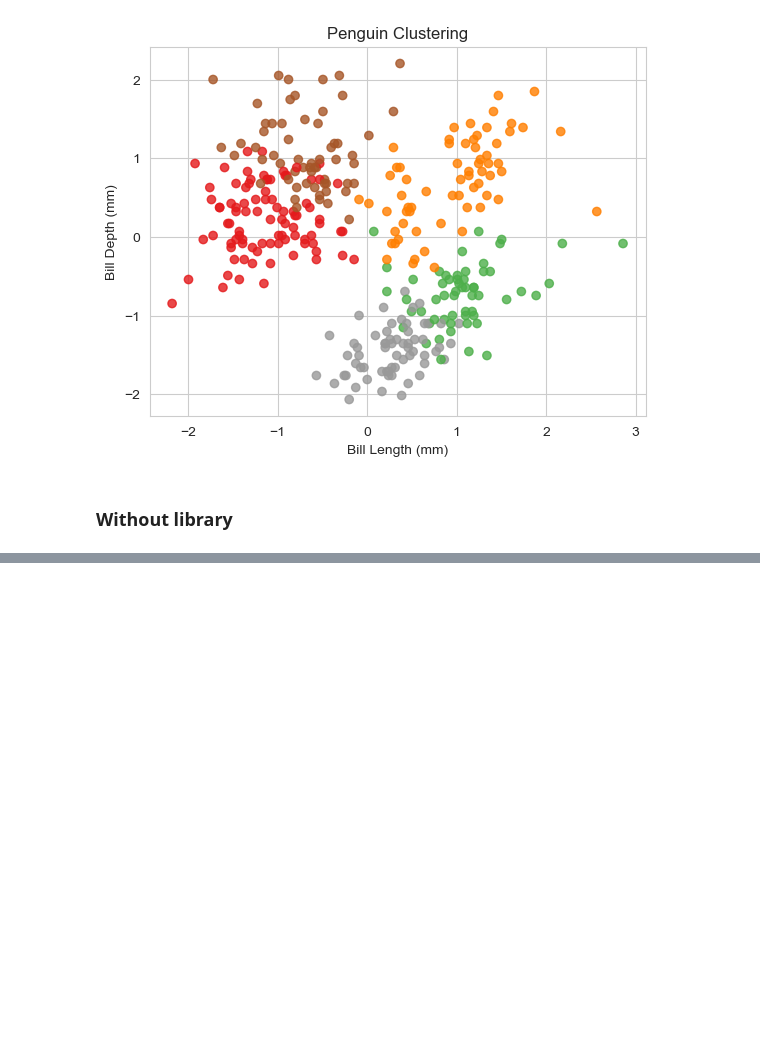
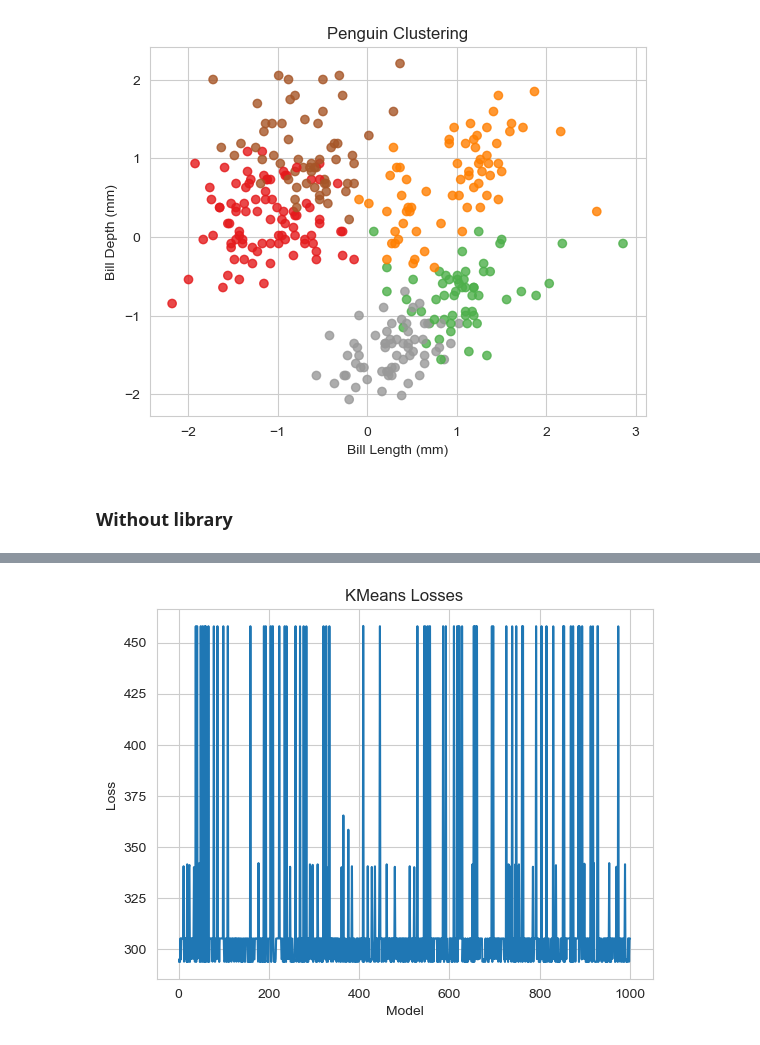
Before and after one commit to williamasesoftware/Clustering, a Jupyter notebook: K-Means-Ex.ipynb, the cells around one changed output, grey strips where cells are left out. Cells and saved outputs as stored; diff of their text form; code cells hidden in the pictures; blank space fills up the shorter version.

```diff
--- a/K-Means-Ex.ipynb
+++ b/K-Means-Ex.ipynb
@@ -194,0 +191,18 @@ plt.show()
+# %%
+#TODO train 1000 models, with random initialization. Plot the results of the losses
+
+losses=[]
+best_loss = float('inf')
+best_iteration = None
+
+for i in range(1000):
+    kmeans = KMeans(n_clusters=4, init='random', n_init=1, random_state=i)
+    kmeans.fit(X)
+    losses.append(kmeans.inertia_)
+    loss = kmeans.inertia_
+    if loss < best_loss:
+        best_loss = loss
+        best_iteration = i
+    print(f'Iteration {i+1}: loss = {loss}')
+
+print(f'\nBest loss = {best_loss} achieved in iteration {best_iteration+1}.')
@@ -194,0 +227,8 @@ plt.show()
+# %%
+plt.plot(range(1, 1001), losses)
+plt.xlabel('Model')
+plt.ylabel('Loss')
+plt.title('KMeans Losses')
+plt.show()
+# %% [output]
+[figure, added]
```
Also changed, not shown: parts of 38 cells of this notebook, 1 other file.
